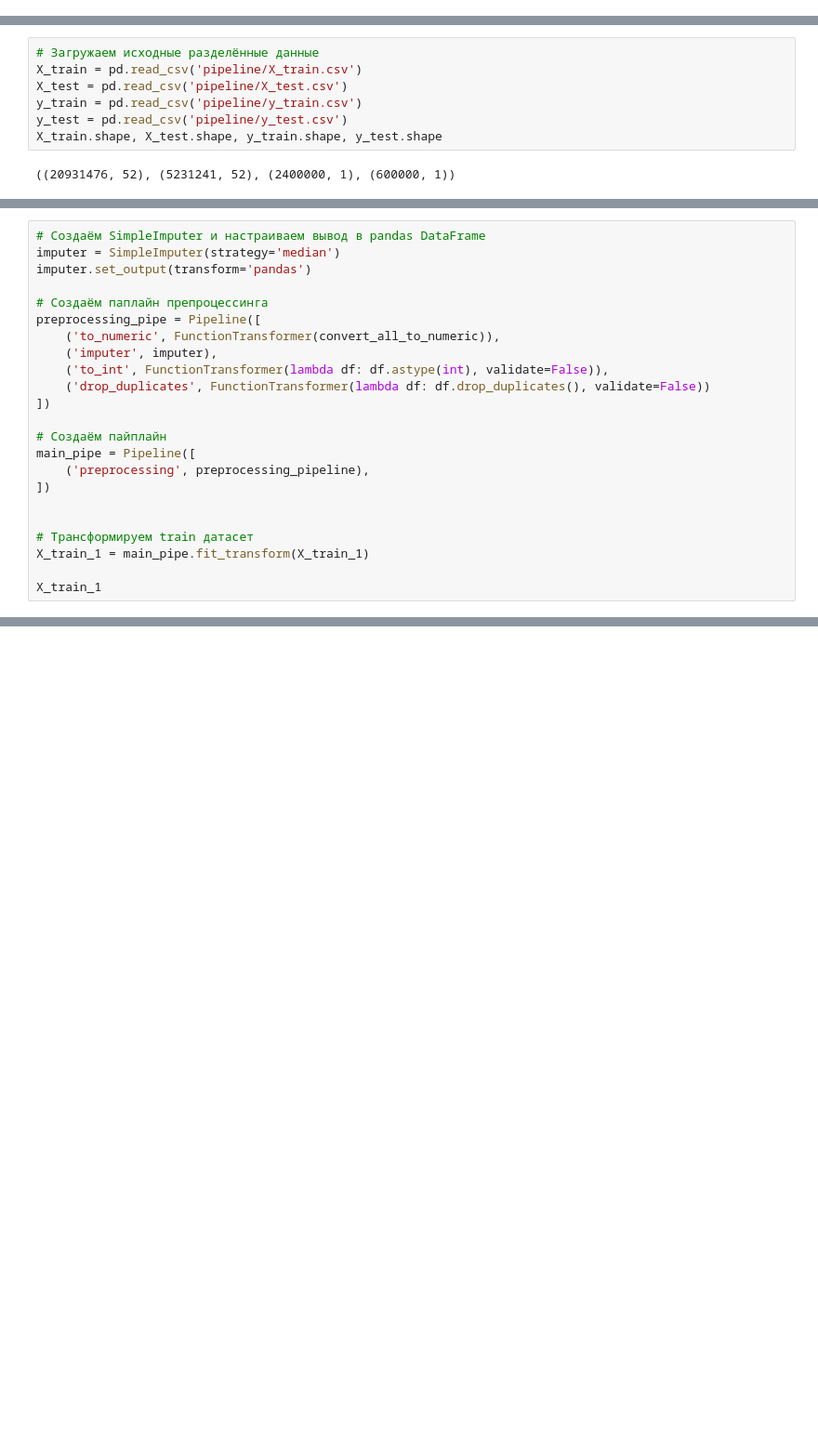
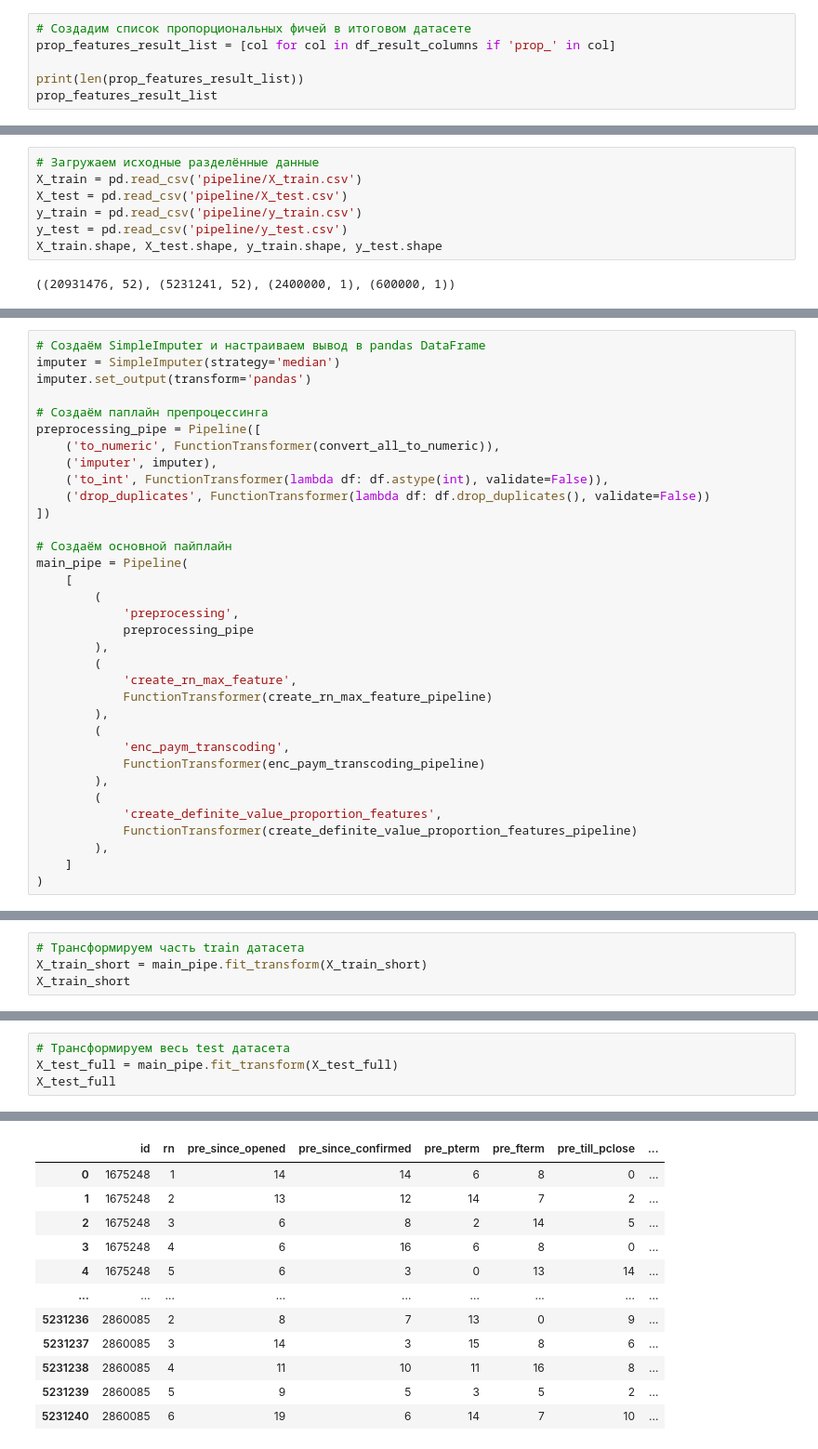
Before and after one commit to Sergey-Chursin/catboost-credit-scoring-pipeline, a Jupyter notebook: pipeline.ipynb, the cells around one changed output, grey strips where cells are left out. Shown at 93% size. Cells and saved outputs as stored; diff of their text form; blank space fills up the shorter version.

```diff
--- a/pipeline.ipynb
+++ b/pipeline.ipynb
@@ -232,0 +238,6 @@ needed_columns[:10]
+# %%
+# Создадим список пропорциональных фичей в итоговом датасете
+prop_features_result_list = [col for col in df_result_columns if 'prop_' in col]
+
+print(len(prop_features_result_list))
+prop_features_result_list
@@ -422,13 +704,24 @@ preprocessing_pipe = Pipeline([
     ('drop_duplicates', FunctionTransformer(lambda df: df.drop_duplicates(), validate=False))
 ])
 
-# Создаём пайплайн
-main_pipe = Pipeline([
-    ('preprocessing', preprocessing_pipeline),
-])
-
-
-# Трансформируем train датасет
-X_train_1 = main_pipe.fit_transform(X_train_1)
-
-X_train_1
+# Создаём основной пайплайн
+main_pipe = Pipeline(
+    [
+        (
+            'preprocessing',
+            preprocessing_pipe
+        ),
+        (
+            'create_rn_max_feature',
+            FunctionTransformer(create_rn_max_feature_pipeline)
+        ),
+        (
+            'enc_paym_transcoding',
+            FunctionTransformer(enc_paym_transcoding_pipeline)
+        ),
+        (
+            'create_definite_value_proportion_features',
+            FunctionTransformer(create_definite_value_proportion_features_pipeline)
+        ),
+    ]
+)
@@ -448,0 +728,4 @@ X_train_1
+# %%
+# Трансформируем часть train датасета
+X_train_short = main_pipe.fit_transform(X_train_short)
+X_train_short
@@ -448,0 +763,5 @@ X_train_1
+# %%
+# Трансформируем весь test датасета
+X_test_full = main_pipe.fit_transform(X_test_full)
+X_test_full
+# %% [output]
@@ -448,0 +785,12 @@ X_train_1
+|  | id | rn | pre_since_opened | pre_since_confirmed | pre_pterm | pre_fterm | pre_till_pclose | ... |
+| 0 | 1675248 | 1 | 14 | 14 | 6 | 8 | 0 | ... |
+| 1 | 1675248 | 2 | 13 | 12 | 14 | 7 | 2 | ... |
+| 2 | 1675248 | 3 | 6 | 8 | 2 | 14 | 5 | ... |
+| 3 | 1675248 | 4 | 6 | 16 | 6 | 8 | 0 | ... |
+| 4 | 1675248 | 5 | 6 | 3 | 0 | 13 | 14 | ... |
+| ... | ... | ... | ... | ... | ... | ... | ... | ... |
+| 5231236 | 2860085 | 2 | 8 | 7 | 13 | 0 | 9 | ... |
+| 5231237 | 2860085 | 3 | 14 | 3 | 15 | 8 | 6 | ... |
+| 5231238 | 2860085 | 4 | 11 | 10 | 11 | 16 | 8 | ... |
+| 5231239 | 2860085 | 5 | 9 | 5 | 3 | 5 | 2 | ... |
+| 5231240 | 2860085 | 6 | 19 | 6 | 14 | 7 | 10 | ... |
```
Also changed, not shown: parts of 26 cells of this notebook.
